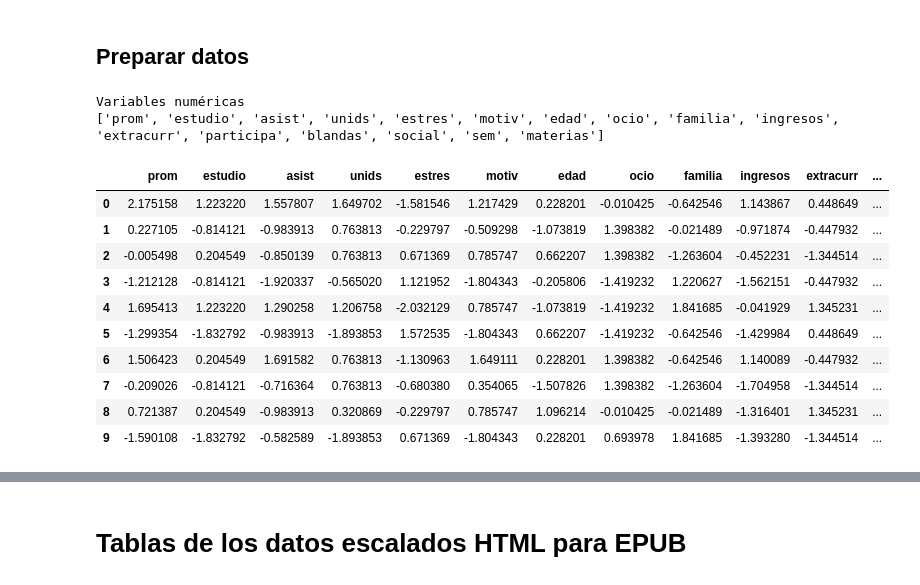
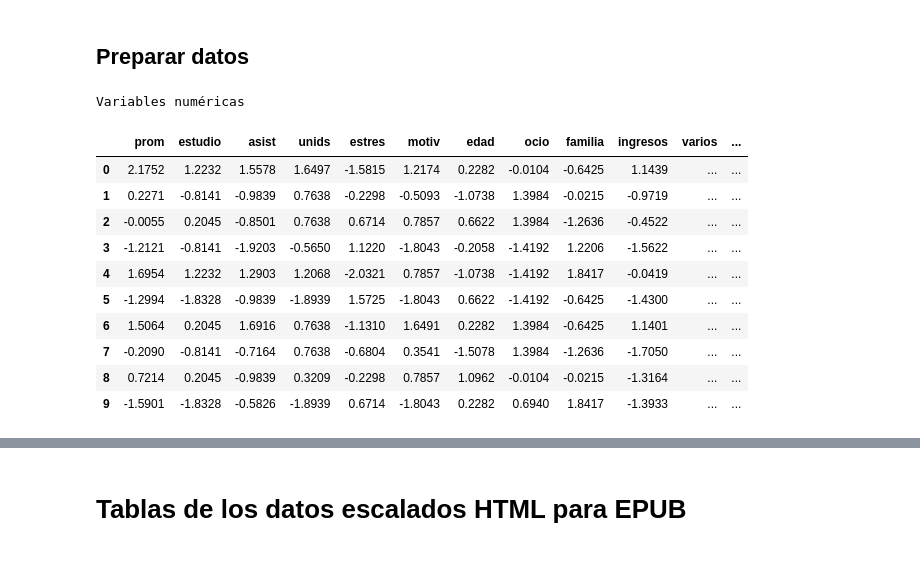
Before and after one commit to rpizarrog/machine_learning_r_python_casos_de_estudio, a Jupyter notebook: notebook_Python/t_SNE_5000_estudiantes.ipynb, the cells around one changed output, grey strips where cells are left out. Saved outputs shown, nothing was run; the diff lists cells and outputs as text; code cells hidden in the pictures.

```diff
--- a/notebook_Python/t_SNE_5000_estudiantes.ipynb
+++ b/notebook_Python/t_SNE_5000_estudiantes.ipynb
@@ -520,28 +563,47 @@ datos.describe(include='object')
 # %%
 # --- Aplicación del modelo t-SNE ---
 # Seleccionar solo las variables numéricas para el modelo t-SNE
 variables_numericas = datos.select_dtypes(include=np.number).columns.tolist()
 df_modelo = datos[variables_numericas]
 
 print("Variables numéricas")
-print(variables_numericas)
 
 datos_escalados = StandardScaler().fit_transform(df_modelo)
 # Convertir el array de NumPy a un DataFrame de pandas
 df_escalado = pd.DataFrame(datos_escalados, columns=df_modelo.columns)
 head10_escalado = df_escalado.head(10)
-head10_escalado
+
+# 4 posiciones decimales el escalado
+head10_escalado = np.round(head10_escalado, 4)
+
+
+
+# Filtrar las columnas cuyo nombre contenga alguna clave
+cols_filtradas = [col for col in head10_escalado.columns if any(c in col.lower() for c in claves)]
+
+# Crear el subconjunto con las primeras 10 filas
+head10 = head10_escalado[cols_filtradas].head(10)
+
+# --- Insertar la columna "varios" antes de la última ---
+# Obtener nombre de la última columna (debe ser 'materias' o similar)
+ultima = head10.columns[-1]
+
+# Insertar antes de la última posición
+posicion = head10.columns.get_loc(ultima)
+head10.insert(posicion, 'varios', '...')
+
+# Mostrar resultado
+head10
 # %% [output]
 Variables numéricas
-['prom', 'estudio', 'asist', 'unids', 'estres', 'motiv', 'edad', 'ocio', 'familia', 'ingresos', 'extracurr', 'participa', 'blandas', 'social', 'sem', 'materias']
-|  | prom | estudio | asist | unids | estres | motiv | edad | ocio | familia | ingresos | extracurr | ... |
-| 0 | 2.175158 | 1.223220 | 1.557807 | 1.649702 | -1.581546 | 1.217429 | 0.228201 | -0.010425 | -0.642546 | 1.143867 | 0.448649 | ... |
-| 1 | 0.227105 | -0.814121 | -0.983913 | 0.763813 | -0.229797 | -0.509298 | -1.073819 | 1.398382 | -0.021489 | -0.971874 | -0.447932 | ... |
-| 2 | -0.005498 | 0.204549 | -0.850139 | 0.763813 | 0.671369 | 0.785747 | 0.662207 | 1.398382 | -1.263604 | -0.452231 | -1.344514 | ... |
-| 3 | -1.212128 | -0.814121 | -1.920337 | -0.565020 | 1.121952 | -1.804343 | -0.205806 | -1.419232 | 1.220627 | -1.562151 | -0.447932 | ... |
-| 4 | 1.695413 | 1.223220 | 1.290258 | 1.206758 | -2.032129 | 0.785747 | -1.073819 | -1.419232 | 1.841685 | -0.041929 | 1.345231 | ... |
-| 5 | -1.299354 | -1.832792 | -0.983913 | -1.893853 | 1.572535 | -1.804343 | 0.662207 | -1.419232 | -0.642546 | -1.429984 | 0.448649 | ... |
-| 6 | 1.506423 | 0.204549 | 1.691582 | 0.763813 | -1.130963 | 1.649111 | 0.228201 | 1.398382 | -0.642546 | 1.140089 | -0.447932 | ... |
-| 7 | -0.209026 | -0.814121 | -0.716364 | 0.763813 | -0.680380 | 0.354065 | -1.507826 | 1.398382 | -1.263604 | -1.704958 | -1.344514 | ... |
-| 8 | 0.721387 | 0.204549 | -0.983913 | 0.320869 | -0.229797 | 0.785747 | 1.096214 | -0.010425 | -0.021489 | -1.316401 | 1.345231 | ... |
-| 9 | -1.590108 | -1.832792 | -0.582589 | -1.893853 | 0.671369 | -1.804343 | 0.228201 | 0.693978 | 1.841685 | -1.393280 | -1.344514 | ... |
+|  | prom | estudio | asist | unids | estres | motiv | edad | ocio | familia | ingresos | varios | ... |
+| 0 | 2.1752 | 1.2232 | 1.5578 | 1.6497 | -1.5815 | 1.2174 | 0.2282 | -0.0104 | -0.6425 | 1.1439 | ... | ... |
+| 1 | 0.2271 | -0.8141 | -0.9839 | 0.7638 | -0.2298 | -0.5093 | -1.0738 | 1.3984 | -0.0215 | -0.9719 | ... | ... |
+| 2 | -0.0055 | 0.2045 | -0.8501 | 0.7638 | 0.6714 | 0.7857 | 0.6622 | 1.3984 | -1.2636 | -0.4522 | ... | ... |
+| 3 | -1.2121 | -0.8141 | -1.9203 | -0.5650 | 1.1220 | -1.8043 | -0.2058 | -1.4192 | 1.2206 | -1.5622 | ... | ... |
+| 4 | 1.6954 | 1.2232 | 1.2903 | 1.2068 | -2.0321 | 0.7857 | -1.0738 | -1.4192 | 1.8417 | -0.0419 | ... | ... |
+| 5 | -1.2994 | -1.8328 | -0.9839 | -1.8939 | 1.5725 | -1.8043 | 0.6622 | -1.4192 | -0.6425 | -1.4300 | ... | ... |
+| 6 | 1.5064 | 0.2045 | 1.6916 | 0.7638 | -1.1310 | 1.6491 | 0.2282 | 1.3984 | -0.6425 | 1.1401 | ... | ... |
+| 7 | -0.2090 | -0.8141 | -0.7164 | 0.7638 | -0.6804 | 0.3541 | -1.5078 | 1.3984 | -1.2636 | -1.7050 | ... | ... |
+| 8 | 0.7214 | 0.2045 | -0.9839 | 0.3209 | -0.2298 | 0.7857 | 1.0962 | -0.0104 | -0.0215 | -1.3164 | ... | ... |
+| 9 | -1.5901 | -1.8328 | -0.5826 | -1.8939 | 0.6714 | -1.8043 | 0.2282 | 0.6940 | 1.8417 | -1.3933 | ... | ... |
```
Also changed, not shown: parts of 11 cells of this notebook.
